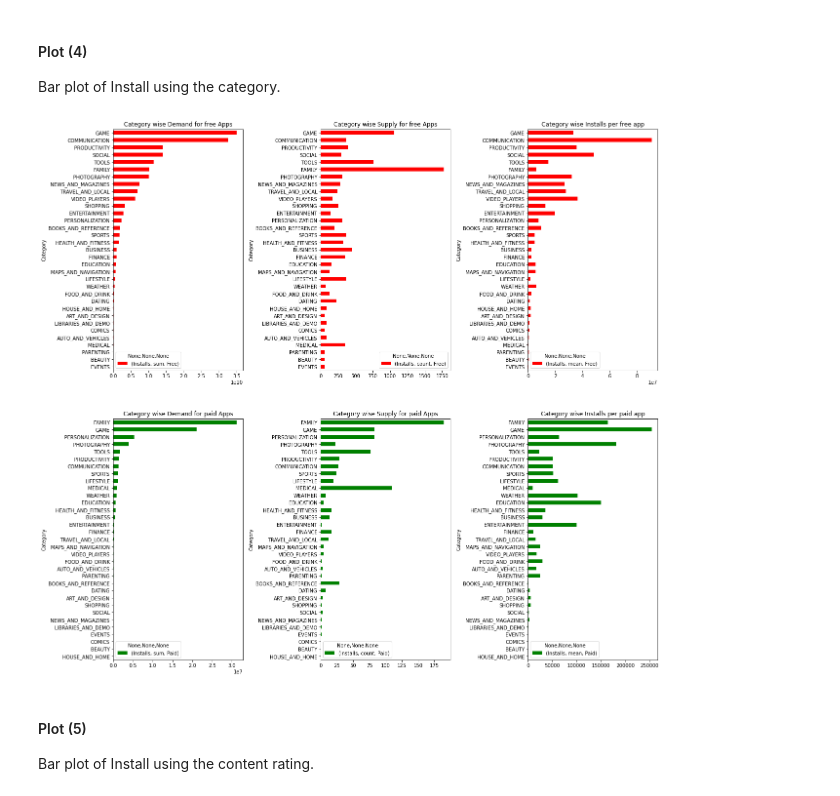
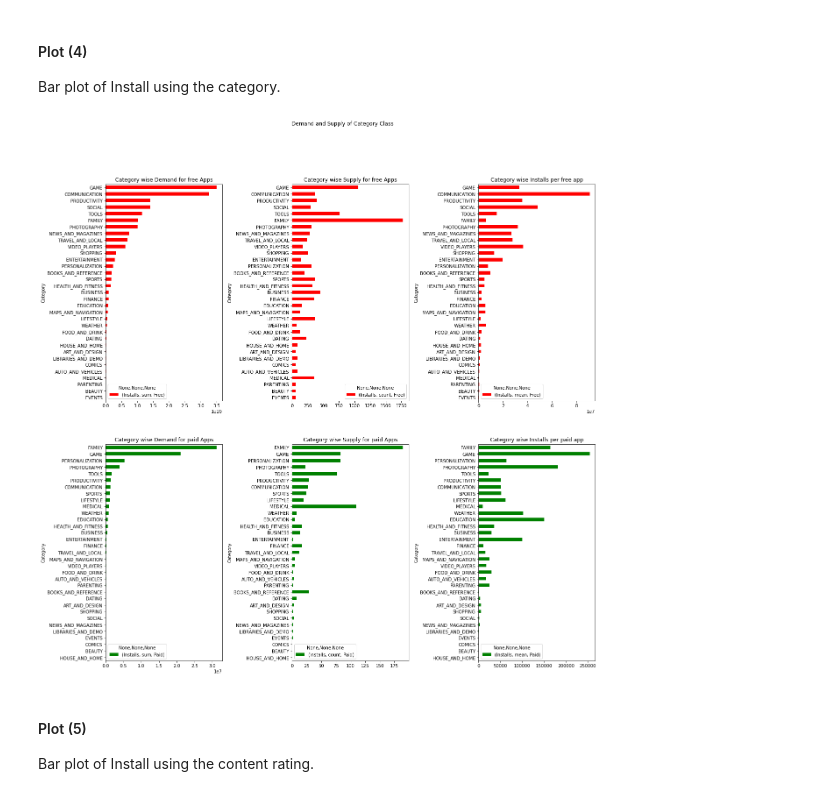
Before and after one commit to BharatSingla12/Play-Store-App-Review-Analysis-EDA-, a Jupyter notebook: Play_Store_App_Review_Analysis_Capstone_Project.ipynb, the cells around one changed output. Saved outputs shown, nothing was run; the diff lists cells and outputs as text; code cells hidden in the pictures.

```diff
--- a/Play_Store_App_Review_Analysis_Capstone_Project.ipynb
+++ b/Play_Store_App_Review_Analysis_Capstone_Project.ipynb
@@ -421,35 +476,35 @@ Bar plot of Install using the category.
 
 # fig, (ax1, ax2) = plt.subplots(1, 2)
 # fig.suptitle('Horizontally stacked subplots')
 # fig.subplots_adjust(hspace=0.5, wspace = 0.5)
 # # plt.figure(figsize=(16,10))
 
 # df4.sort_values(by='Paid', ascending=True).plot(y = 'Paid', x = 'Category',ax =ax1, kind = 'barh', figsize  = (16,10),color= 'red')
 # df4.sort_values(by='Free', ascending=True).plot(y = 'Free', x = 'Category',ax =ax2, kind = 'barh', figsize  = (16,10),color= 'green')
 # plt.show()
 
 
 # =====================================
 df1 = df[['Installs', 'Rating', 'Category', 'Type']]  # Select the columns
 df2 = df1.groupby(by= ['Type', 'Category'], as_index=True).agg(['sum', 'count', 'mean']).unstack(level=0).fillna(0)
 
 fig, axs = plt.subplots(2, 3, figsize  = (20,20))
-# fig.suptitle('Demand and Supply of Category Class')
+fig.suptitle('Demand and Supply of Category Class')
 fig.subplots_adjust(hspace=0.2, wspace = 0.6)
 
 df2.sort_values(by=('Installs', 'sum', 'Free'), ascending=True).plot(y = ('Installs', 'sum', 'Free'), ax = axs[0, 0], kind = 'barh', color= 'red', title = "Category wise Demand for free Apps")
 df2.sort_values(by=('Installs', 'sum', 'Free'), ascending=True).plot(y = ('Installs', 'count', 'Free'), ax = axs[0, 1], kind = 'barh',color= 'red', title = "Category wise Supply for free Apps")
 df2.sort_values(by=('Installs', 'sum', 'Free'), ascending=True).plot(y = ('Installs', 'mean', 'Free'), ax = axs[0, 2], kind = 'barh',color= 'red', title = "Category wise Installs per free app")
 
 
 df2.sort_values(by=('Installs', 'sum', 'Paid'), ascending=True).plot(y = ('Installs', 'sum', 'Paid'), ax = axs[1, 0], kind = 'barh', color= 'green', title = "Category wise Demand for paid Apps")
 df2.sort_values(by=('Installs', 'sum', 'Paid'), ascending=True).plot(y = ('Installs', 'count', 'Paid'), ax = axs[1, 1], kind = 'barh',color= 'green', title = "Category wise Supply for paid Apps")
 df2.sort_values(by=('Installs', 'sum', 'Paid'), ascending=True).plot(y = ('Installs', 'mean', 'Paid'), ax = axs[1, 2], kind = 'barh',color= 'green', title = "Category wise Installs per paid app")
 
 
 plt.show()
 # %% [output]
-[figure, old version]
+[figure, new version]
 # %% [markdown]
 #### Plot (5)
 Bar plot of Install using the content rating.
```
Also changed, not shown: parts of 35 cells of this notebook.
